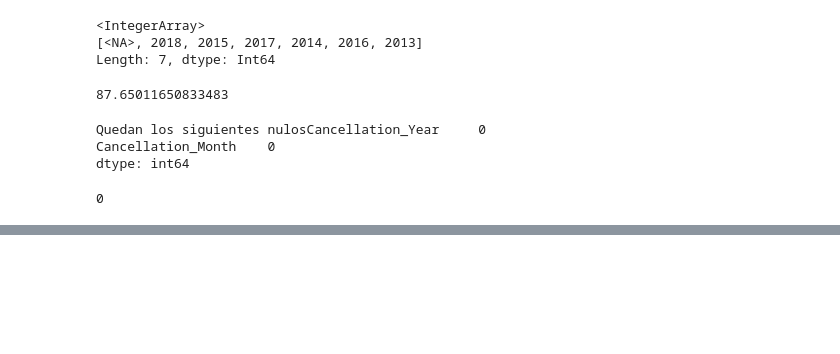
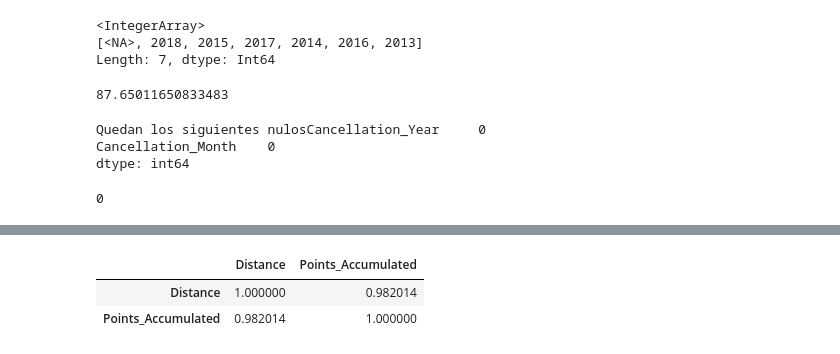
Before and after one commit to Adalab/bda-modulo-3-evaluacion-final-maitebarreravillarias, a Jupyter notebook: evaluacion_primera_version.ipynb, the cells around one changed output, grey strips where cells are left out. Cells and saved outputs as stored; diff of their text form; code cells hidden in the pictures; blank space fills up the shorter version.

```diff
--- a/evaluacion_primera_version.ipynb
+++ b/evaluacion_primera_version.ipynb
@@ -496,0 +561,2 @@ df2.duplicated().sum()
+# %%
+pd.set_option('display.max_columns', None)
@@ -496,0 +628,12 @@ df2.duplicated().sum()
+# %%
+"""creo una variable para comprobar el coeficiente de correlación entre la distancia y
+los puntos acumulados. Pearson sirve para relaciones lineales entre variables. El coeficiente de
+correlación es 0.982014, cercano a 1, lo que indica una correlación positiva fuerte. A más kilómetros,
+más puntos"""
+
+df_correlacion_distancia_puntos = df[['Distance', 'Points_Accumulated']].corr(method = "pearson")
+df_correlacion_distancia_puntos
+# %% [output]
+|  | Distance | Points_Accumulated |
+| Distance | 1.000000 | 0.982014 |
+| Points_Accumulated | 0.982014 | 1.000000 |
```
Also changed, not shown: parts of 25 cells of this notebook, 1 other file.
